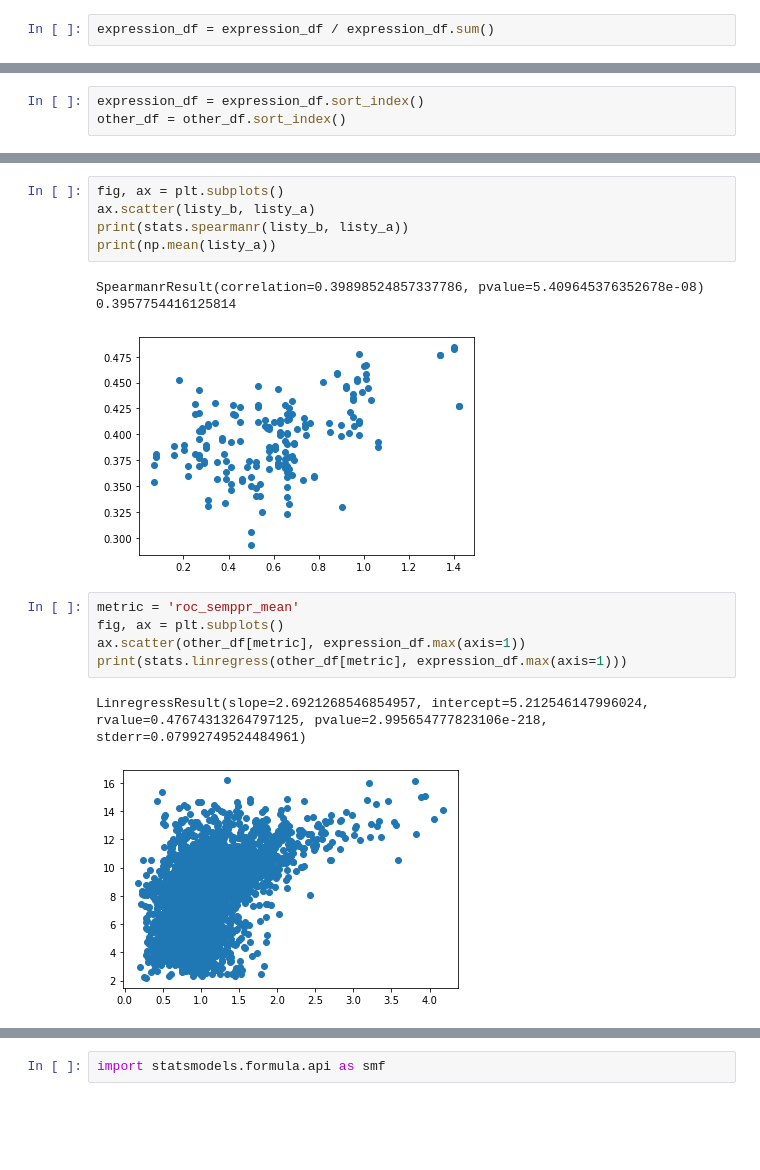
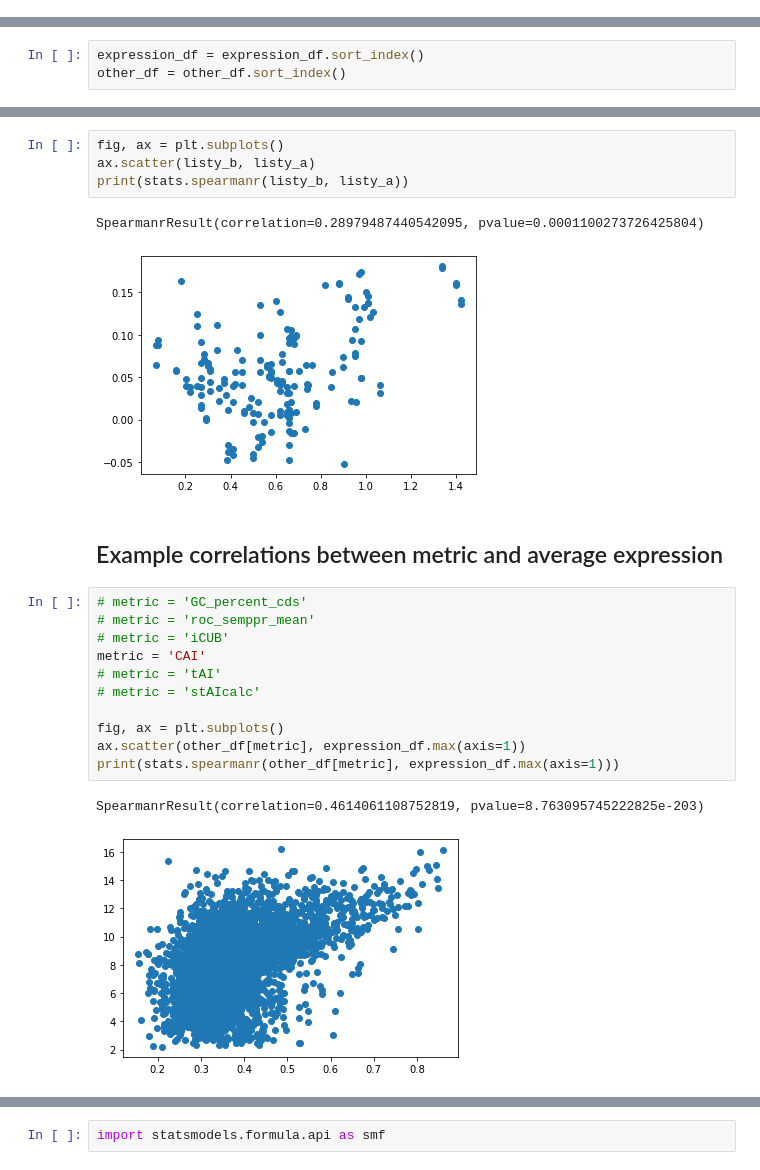
Before and after one commit to adamhockenberry/Growth-expression-translation, a Jupyter notebook: Code/scratch_AJH.ipynb, the cells around one changed output, grey strips where cells are left out. Saved outputs shown, nothing was run; the diff lists cells and outputs as text; blank space fills up the shorter version.

```diff
--- a/Code/scratch_AJH.ipynb
+++ b/Code/scratch_AJH.ipynb
@@ -103,2 +46,0 @@ PCA(n_components=10)
-# %%
-expression_df = expression_df / expression_df.sum()
@@ -191,16 +336,22 @@ tempy.sort(key=lambda x: x[1])
 fig, ax = plt.subplots()
 ax.scatter(listy_b, listy_a)
 print(stats.spearmanr(listy_b, listy_a))
-print(np.mean(listy_a))
 # %% [output]
-SpearmanrResult(correlation=0.39898524857337786, pvalue=5.409645376352678e-08)
-0.3957754416125814
+SpearmanrResult(correlation=0.28979487440542095, pvalue=0.0001100273726425804)
-[figure, old version]
+[figure, new version]
+# %% [markdown]
+## Example correlations between metric and average expression
 # %%
-metric = 'roc_semppr_mean'
+# metric = 'GC_percent_cds'
+# metric = 'roc_semppr_mean'
+# metric = 'iCUB'
+metric = 'CAI'
+# metric = 'tAI'
+# metric = 'stAIcalc'
+
 fig, ax = plt.subplots()
 ax.scatter(other_df[metric], expression_df.max(axis=1))
-print(stats.linregress(other_df[metric], expression_df.max(axis=1)))
+print(stats.spearmanr(other_df[metric], expression_df.max(axis=1)))
 # %% [output]
-LinregressResult(slope=2.6921268546854957, intercept=5.212546147996024, rvalue=0.47674313264797125, pvalue=2.995654777823106e-218, stderr=0.07992749524484961)
+SpearmanrResult(correlation=0.4614061108752819, pvalue=8.763095745222825e-203)
-[figure, old version]
+[figure, new version]
```
Also changed, not shown: parts of 51 cells of this notebook, 1 other file.
